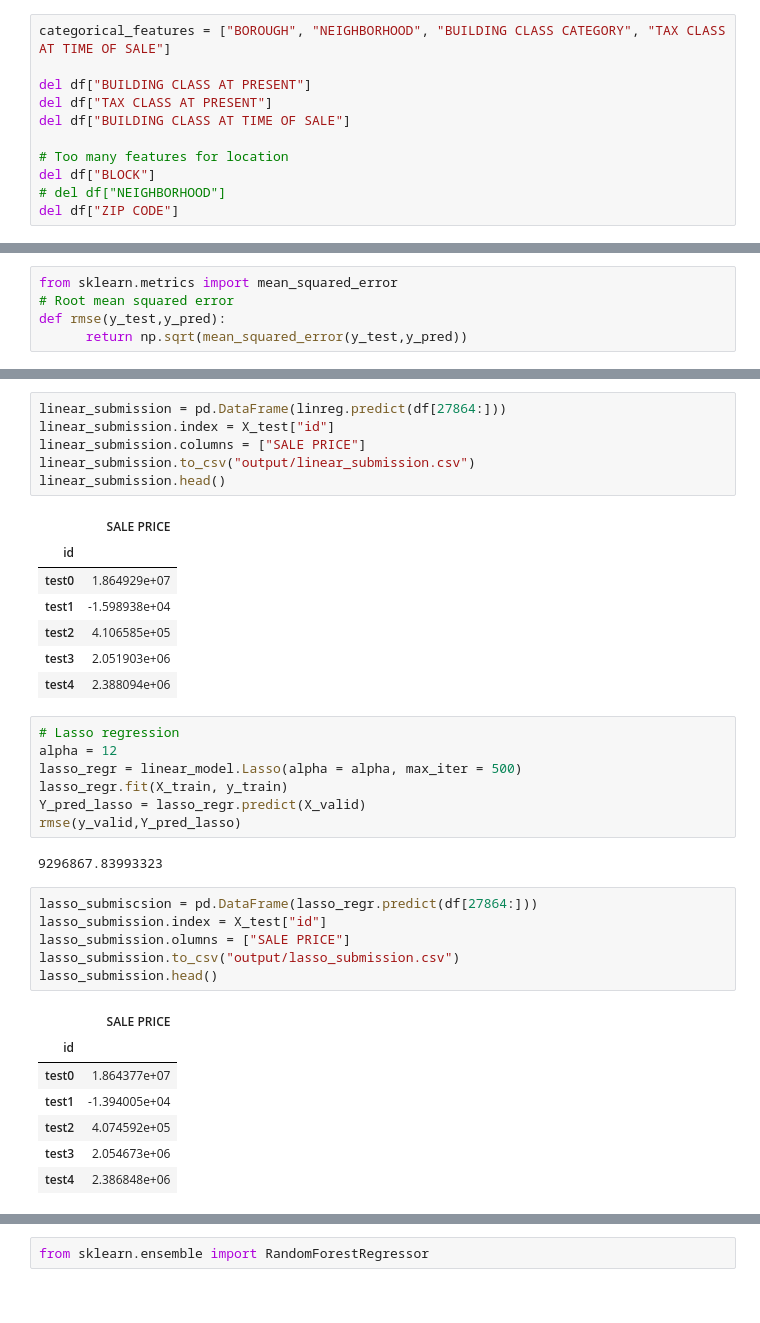
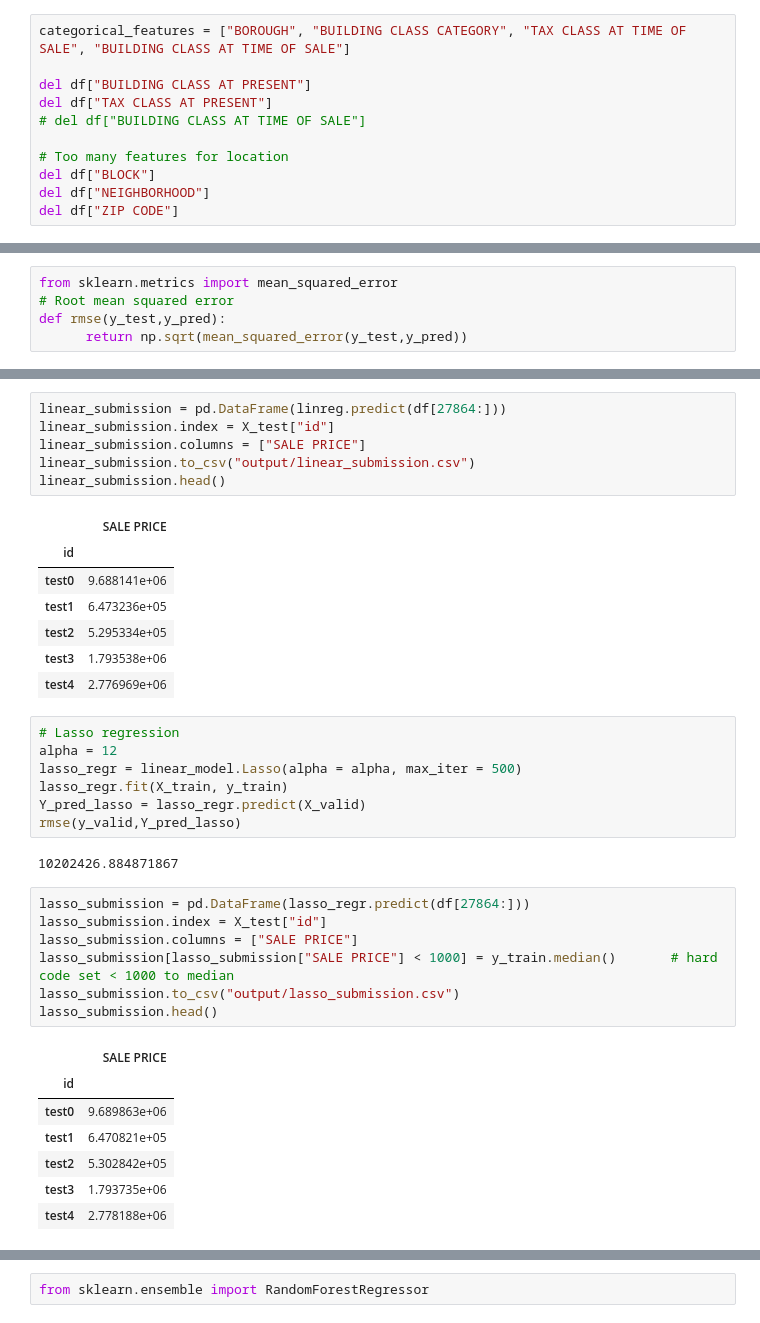
Before and after one commit to evilpegasus/Real-Estate-Price-Prediction, a Jupyter notebook: regression.ipynb, the cells around one changed output, grey strips where cells are left out. Drawn from its saved outputs; the diff is of its cells as text.

Commit message:
remove negatives from lasso

```diff
--- a/regression.ipynb
+++ b/regression.ipynb
@@ -118,15 +94,15 @@ Data columns (total 18 columns):
 dtypes: float64(4), int64(9), object(5)
 memory usage: 5.4+ MB
 # %%
-categorical_features = ["BOROUGH", "NEIGHBORHOOD", "BUILDING CLASS CATEGORY", "TAX CLASS AT TIME OF SALE"]
+categorical_features = ["BOROUGH", "BUILDING CLASS CATEGORY", "TAX CLASS AT TIME OF SALE", "BUILDING CLASS AT TIME OF SALE"]
 
 del df["BUILDING CLASS AT PRESENT"]
 del df["TAX CLASS AT PRESENT"]
-del df["BUILDING CLASS AT TIME OF SALE"]
+# del df["BUILDING CLASS AT TIME OF SALE"]
 
 # Too many features for location
 del df["BLOCK"]
-# del df["NEIGHBORHOOD"]
+del df["NEIGHBORHOOD"]
 del df["ZIP CODE"]
 # %%
 # One-hot encoding
@@ -181,11 +157,11 @@ linear_submission.head()
 # %% [output]
 |  | SALE PRICE |
 | id |  |
-| test0 | 1.864929e+07 |
-| test1 | -1.598938e+04 |
-| test2 | 4.106585e+05 |
-| test3 | 2.051903e+06 |
-| test4 | 2.388094e+06 |
+| test0 | 9.688141e+06 |
+| test1 | 6.473236e+05 |
+| test2 | 5.295334e+05 |
+| test3 | 1.793538e+06 |
+| test4 | 2.776969e+06 |
 # %%
 # Lasso regression
 alpha = 12
@@ -194,21 +170,22 @@ lasso_regr.fit(X_train, y_train)
 Y_pred_lasso = lasso_regr.predict(X_valid)
 rmse(y_valid,Y_pred_lasso)
 # %% [output]
-9296867.83993323
+10202426.884871867
 # %%
-lasso_submiscsion = pd.DataFrame(lasso_regr.predict(df[27864:]))
+lasso_submission = pd.DataFrame(lasso_regr.predict(df[27864:]))
 lasso_submission.index = X_test["id"]
-lasso_submission.olumns = ["SALE PRICE"]
+lasso_submission.columns = ["SALE PRICE"]
+lasso_submission[lasso_submission["SALE PRICE"] < 1000] = y_train.median()       # hard code set < 1000 to median
 lasso_submission.to_csv("output/lasso_submission.csv")
 lasso_submission.head()
 # %% [output]
 |  | SALE PRICE |
 | id |  |
-| test0 | 1.864377e+07 |
-| test1 | -1.394005e+04 |
-| test2 | 4.074592e+05 |
-| test3 | 2.054673e+06 |
-| test4 | 2.386848e+06 |
+| test0 | 9.689863e+06 |
+| test1 | 6.470821e+05 |
+| test2 | 5.302842e+05 |
+| test3 | 1.793735e+06 |
+| test4 | 2.778188e+06 |
 # %%
 # Ridge regression
 ridge = linear_model.Ridge(alpha = 0.01, normalize = True)
```
Also changed, not shown: parts of 9 cells of this notebook, 5 other files.
